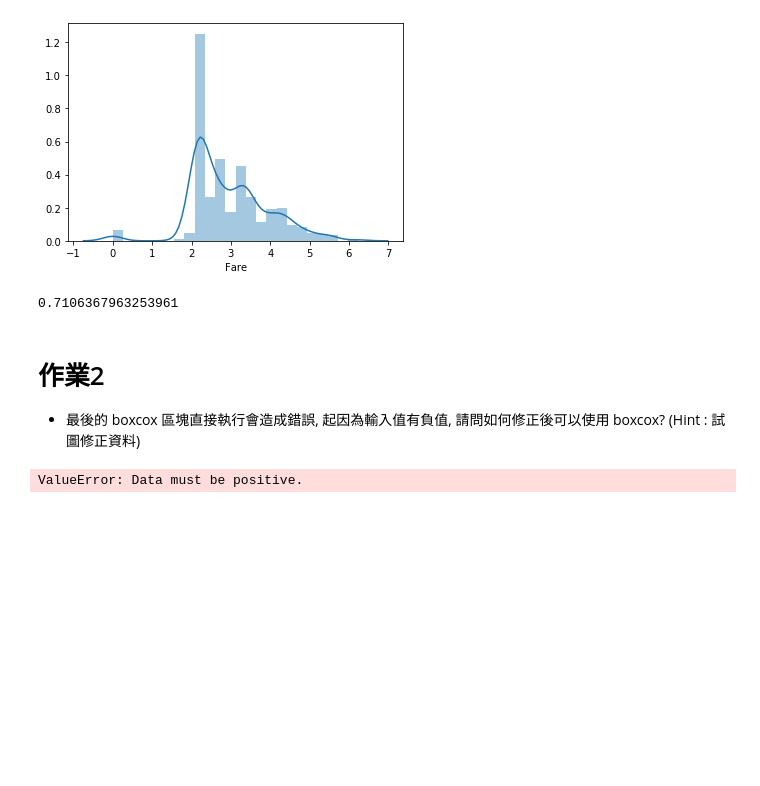
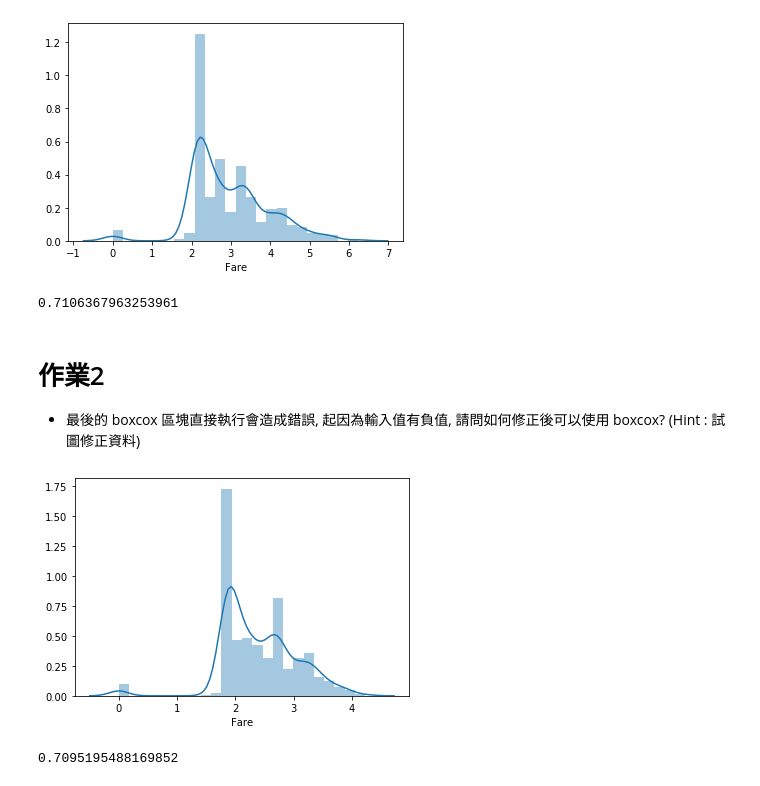
Before and after one commit to amonre1008/4th-ML100Days, a Jupyter notebook: homework/Day_023_HW.ipynb, the cells around one changed output. Drawn from its saved outputs; the diff is of its cells as text; code cells hidden in the pictures; blank space fills up the shorter version.

```diff
--- a/homework/Day_023_HW.ipynb
+++ b/homework/Day_023_HW.ipynb
@@ -99,20 +98,19 @@ cross_val_score(estimator, train_X, train_Y, cv=5).mean()
 # %%
 # 將 Fare 取 boxcox 後, 看散佈圖, 並計算分數 (執行會有 error, 請試圖修正)
 from scipy import stats
 df_fixed = copy.deepcopy(df)
 """
 Your Code Here, fix the error
 """
-df_fixed = copy.deepcopy(df)
-## df_fixed['Fare'] = stats.boxcox(df_fixed['Fare'], lmbda=0.15)
-
+df_fixed['Fare'] = df_fixed['Fare'] + 1
 df_fixed['Fare'] = stats.boxcox(df_fixed['Fare'])[0]
 sns.distplot(df_fixed['Fare'][:train_num])
 plt.show()
 
 df_fixed = MMEncoder.fit_transform(df_fixed)
 train_X = df_fixed[:train_num]
 estimator = LogisticRegression()
 cross_val_score(estimator, train_X, train_Y, cv=5).mean()
 # %% [output]
+[figure, added]
-ValueError: Data must be positive.
+0.7095195488169852
```
Also changed, not shown: parts of 1 cell of this notebook.
